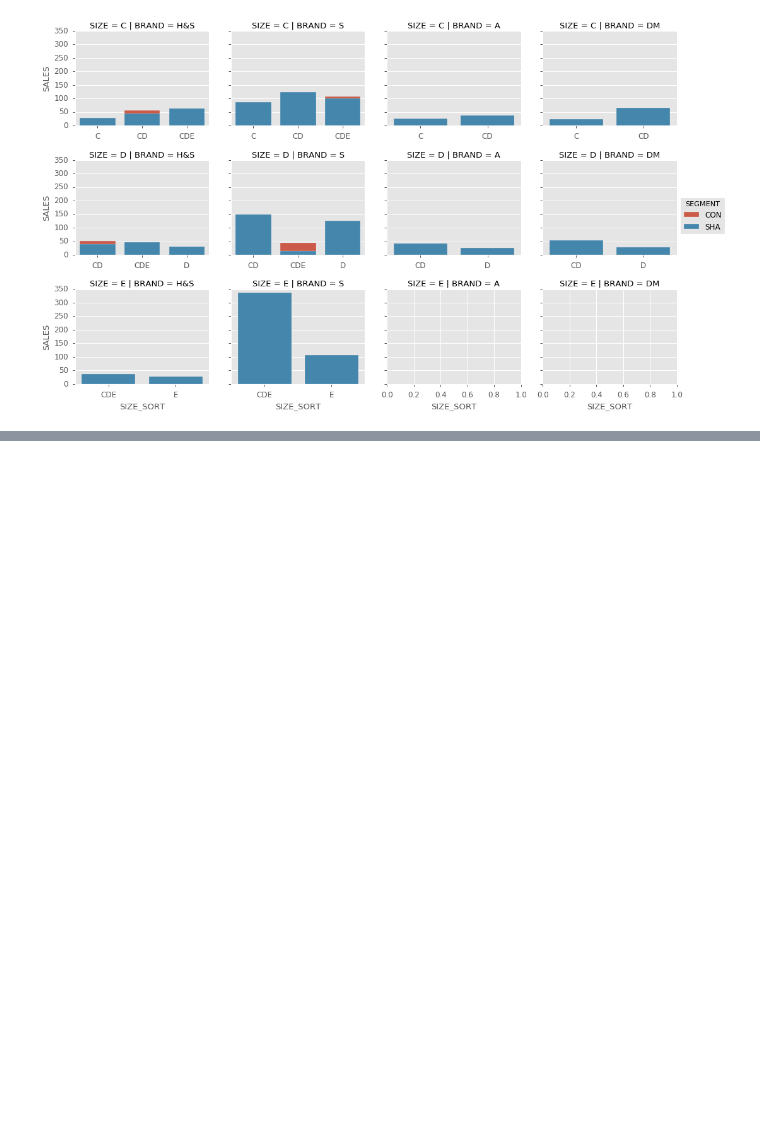
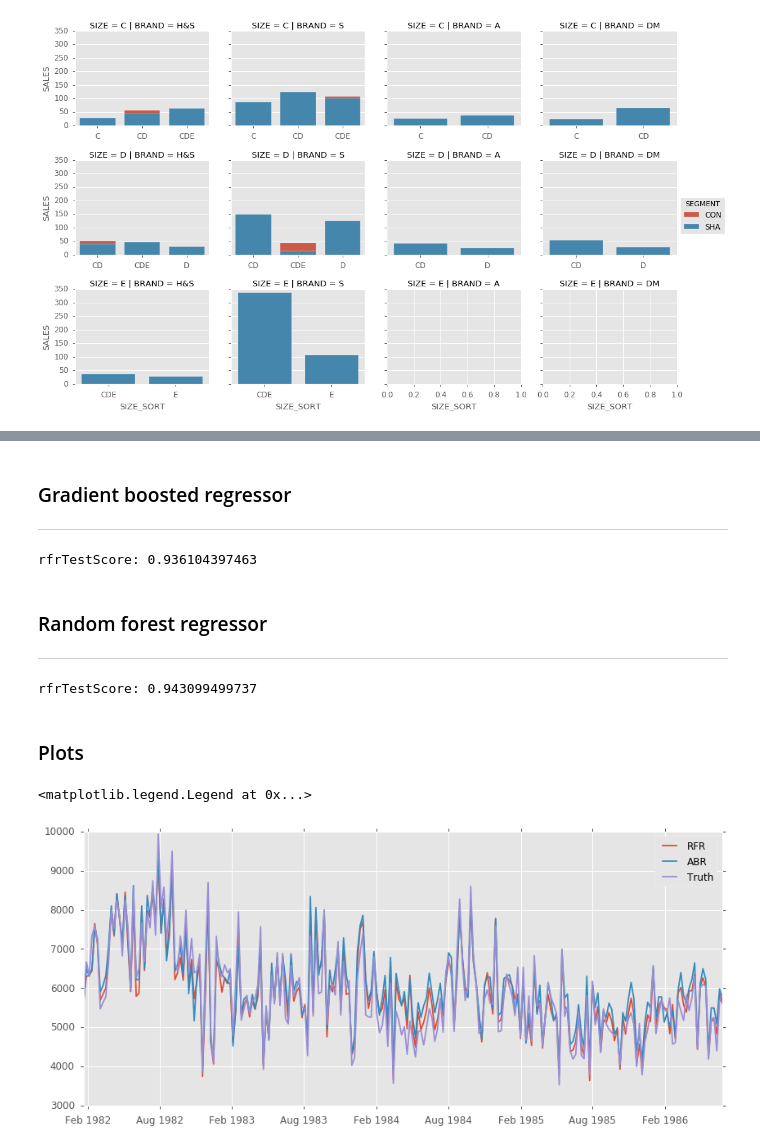
Before and after one commit to cmalliopoulos/PfBDAaML, a Jupyter notebook: retailerCS.ipynb, the cells around one changed output, grey strips where cells are left out. Drawn from its saved outputs; the diff is of its cells as text; code cells hidden in the pictures; blank space fills up the shorter version.

```diff
--- a/retailerEDA.ipynb
+++ b/retailerCS.ipynb
@@ -349,0 +382,51 @@ In the ML notebook we'll see that it is preferable to employ a regression tree t
+# %%
+from sklearn.preprocessing import LabelEncoder
+from sklearn.model_selection import train_test_split
+
+from sklearn.tree import DecisionTreeRegressor
+from sklearn.ensemble import AdaBoostRegressor
+from sklearn.ensemble import RandomForestRegressor
+
+def dataFrameEncode(df_):
+    _le = LabelEncoder()
+    return pd.DataFrame(data = {col: _le.fit_transform(df_[col]) for col in df_.columns}, index = df_.index)
+# %%
+objectCols = xAll.dtypes[xAll.dtypes == 'object'].index
+xAll[objectCols] = dataFrameEncode(xAll[objectCols])
+xTrain, xTest, yTrain, yTest = train_test_split(xAll, yAll, test_size = .3)
+# %% [markdown]
+### Gradient boosted regressor ###
+---------------------------------------
+# %%
+gbr = AdaBoostRegressor(base_estimator = DecisionTreeRegressor(max_depth = 12), n_estimators = 40)
+gbr.fit(xTrain, yTrain)
+print 'rfrTestScore:', gbr.score(xTest, yTest)
+gbrPredictions = gbr.predict(xTest)
+# %% [output]
+rfrTestScore: 0.936104397463
+# %% [markdown]
+### Random forest regressor ###
+------------------------------------
+# %%
+rfr = RandomForestRegressor()
+rfr.fit(xTrain, yTrain)
+print 'rfrTestScore:', rfr.score(xTest, yTest)
+rfrPredictions = rfr.predict(xTest)
+# %% [output]
+rfrTestScore: 0.943099499737
+# %% [markdown]
+### Plots ###
+# %%
+fitDf = pd.DataFrame(
+    data = np.column_stack([rfrPredictions, gbrPredictions]),
+    columns = ['RFR', 'ABR'],
+    index = yTest.index)
+fitDf['SALES'] = yTest
+
+fig = plt.figure(figsize = (14, 6));
+ax = fig.add_subplot(111)
+lines = ax.plot(fitDf.groupby('WEEK_ENDING').sum())
+ax.legend(lines, ('RFR', 'ABR', 'Truth'))
+# %% [output]
+<matplotlib.legend.Legend at 0x...>
+[figure, added]
```
Also changed, not shown: parts of 15 cells of this notebook.
